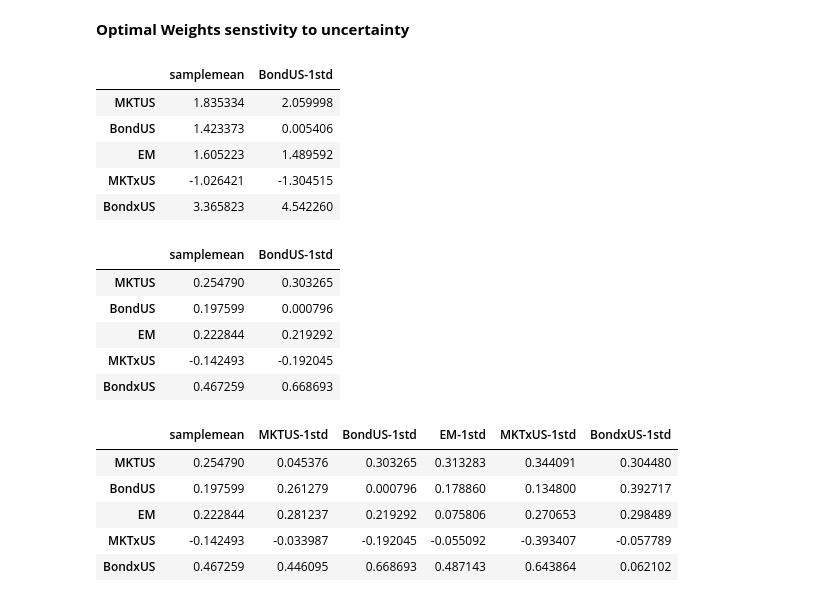
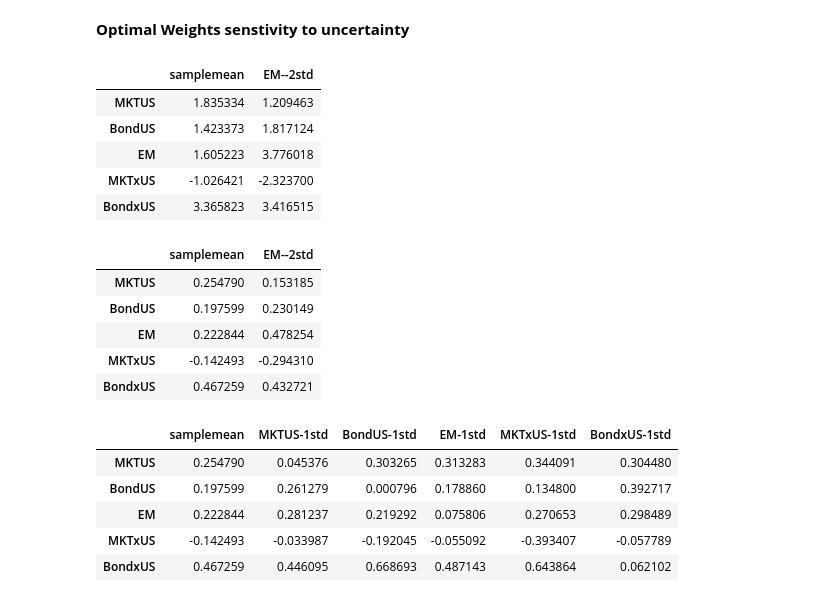
Before and after one commit to amoreira2/Lectures, a Jupyter notebook: chapters/Finance/EstimationUncertainty.ipynb, the cells around one changed output. Cells and saved outputs as stored; diff of their text form; code cells hidden in the pictures.

```diff
--- a/chapters/Finance/EstimationUncertainty.ipynb
+++ b/chapters/Finance/EstimationUncertainty.ipynb
@@ -237,41 +237,41 @@ There are a few ways to get at that.
 # %%
 # lets look at what happens with weights and Sharpes as we pertubate the mean of the market return by one standard deviation
 Wmve=pd.DataFrame([],index=Re.columns)
 
 ERe=Re.mean()
 CovRe=Re.cov()
 T=Re.shape[0]
 
-asset='BondUS'
-pertubation=1
+asset='EM'
+pertubation=-2
 mu=Re[asset].mean()
 musigma=Re[asset].std()/T**0.5
 # I am creating a copy of the average return vector so I can pertubate it below
 ERemsig=ERe.copy()
 
 ERemsig[asset]=mu-pertubation*musigma
 
 # mve for sample mean
 Wmve['samplemean'] =np.linalg.inv(CovRe) @ ERe
 # mve for perturbed mean
 Wmve[asset+'-'+str(pertubation)+'std'] =np.linalg.inv(CovRe) @ ERemsig
 Wmve
 # %% [output]
-|  | samplemean | BondUS-1std |
-| MKTUS | 1.835334 | 2.059998 |
-| BondUS | 1.423373 | 0.005406 |
-| EM | 1.605223 | 1.489592 |
-| MKTxUS | -1.026421 | -1.304515 |
-| BondxUS | 3.365823 | 4.542260 |
+|  | samplemean | EM--2std |
+| MKTUS | 1.835334 | 1.209463 |
+| BondUS | 1.423373 | 1.817124 |
+| EM | 1.605223 | 3.776018 |
+| MKTxUS | -1.026421 | -2.323700 |
+| BondxUS | 3.365823 | 3.416515 |
 # %%
 Wmve/Wmve.sum().abs()
 # %% [output]
-|  | samplemean | BondUS-1std |
-| MKTUS | 0.254790 | 0.303265 |
-| BondUS | 0.197599 | 0.000796 |
-| EM | 0.222844 | 0.219292 |
-| MKTxUS | -0.142493 | -0.192045 |
-| BondxUS | 0.467259 | 0.668693 |
+|  | samplemean | EM--2std |
+| MKTUS | 0.254790 | 0.153185 |
+| BondUS | 0.197599 | 0.230149 |
+| EM | 0.222844 | 0.478254 |
+| MKTxUS | -0.142493 | -0.294310 |
+| BondxUS | 0.467259 | 0.432721 |
 # %%
 # lets now loop though all assets
 Wmve=pd.DataFrame([],index=Re.columns)
```
